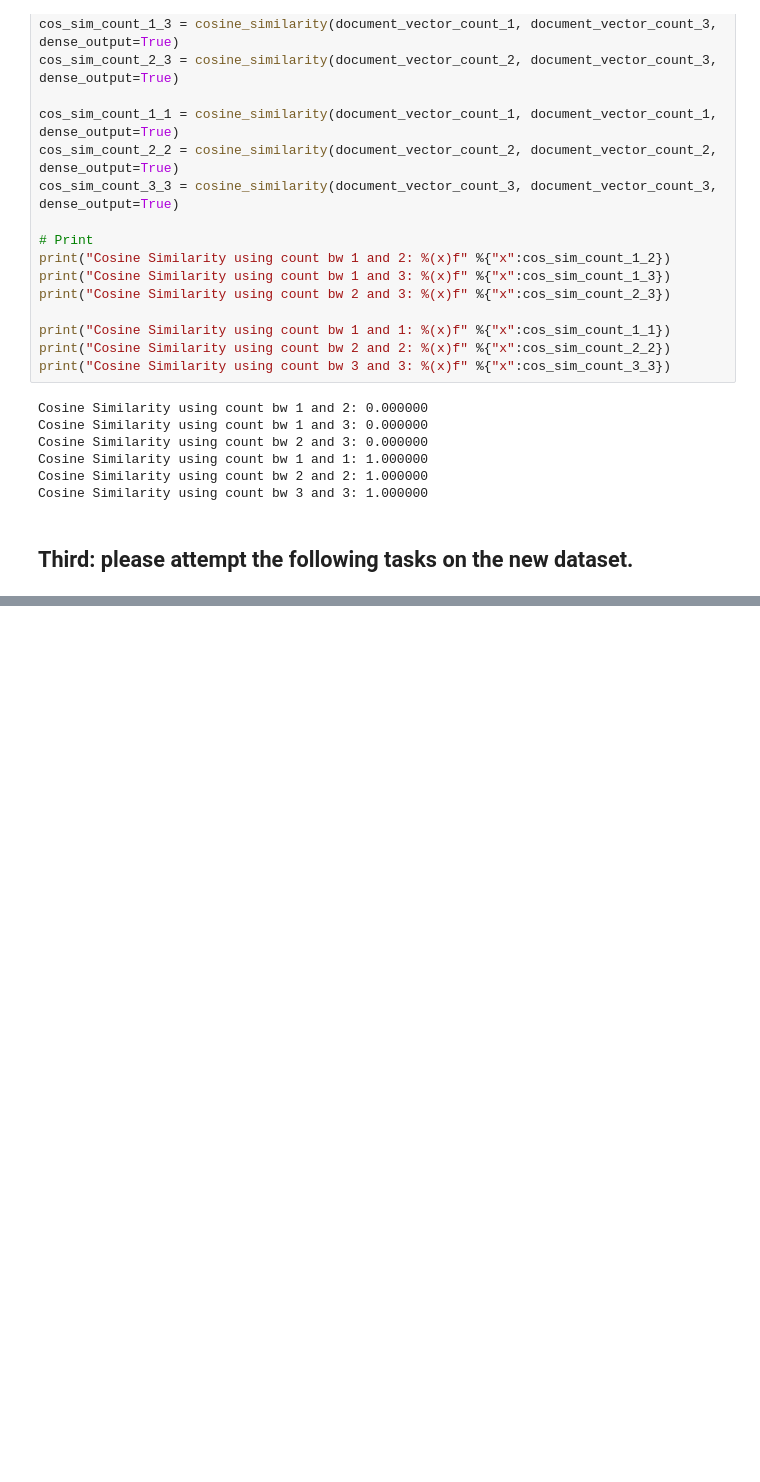
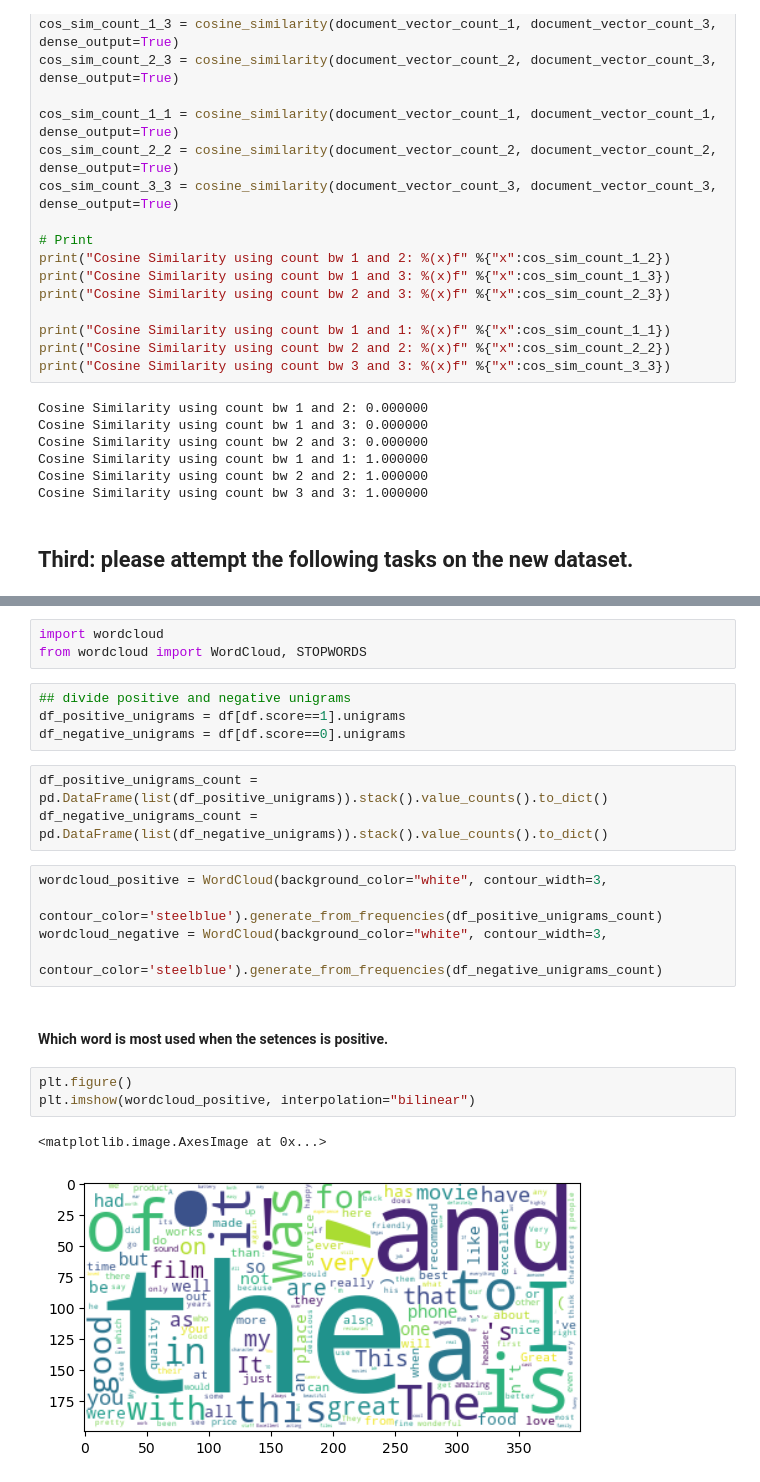
Before and after one commit to Hsu0623/DM2022-Lab1-Homework, a Jupyter notebook: DM2022-Lab1-Homework.ipynb, the cells around one changed output, grey strips where cells are left out. Saved outputs shown, nothing was run; the diff lists cells and outputs as text; blank space fills up the shorter version.

```diff
--- a/DM2022-Lab1-Homework.ipynb
+++ b/DM2022-Lab1-Homework.ipynb
@@ -612,0 +618,23 @@ Cosine Similarity using count bw 3 and 3: 1.000000
+# %%
+import wordcloud
+from wordcloud import WordCloud, STOPWORDS
+# %%
+## divide positive and negative unigrams
+df_positive_unigrams = df[df.score==1].unigrams
+df_negative_unigrams = df[df.score==0].unigrams
+# %%
+df_positive_unigrams_count = pd.DataFrame(list(df_positive_unigrams)).stack().value_counts().to_dict()
+df_negative_unigrams_count = pd.DataFrame(list(df_negative_unigrams)).stack().value_counts().to_dict()
+# %%
+wordcloud_positive = WordCloud(background_color="white", contour_width=3,
+                      contour_color='steelblue').generate_from_frequencies(df_positive_unigrams_count)
+wordcloud_negative = WordCloud(background_color="white", contour_width=3,
+                      contour_color='steelblue').generate_from_frequencies(df_negative_unigrams_count)
+# %% [markdown]
+#### Which word is most used when the setences is positive.
+# %%
+plt.figure()
+plt.imshow(wordcloud_positive, interpolation="bilinear")
+# %% [output]
+<matplotlib.image.AxesImage at 0x...>
+[figure, added]
```
Also changed, not shown: parts of 48 cells of this notebook.
